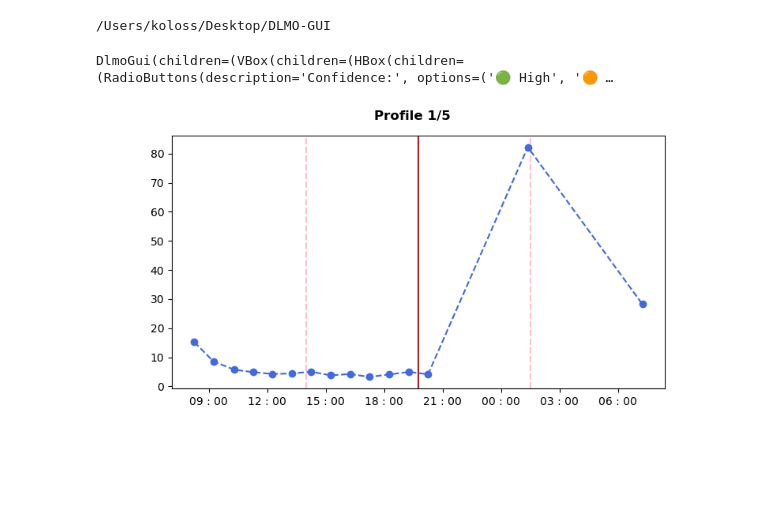
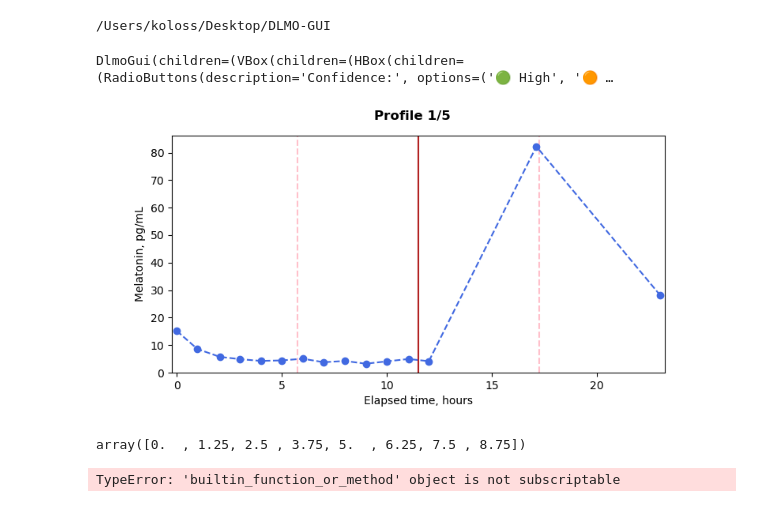
Before and after one commit to gkolosov/DLMO-GUI, a Jupyter notebook: notebooks/expert_DLMO_interface.ipynb, the cells around one changed output. Drawn from its saved outputs; the diff is of its cells as text; code cells hidden in the pictures; blank space fills up the shorter version.

```diff
--- a/notebooks/expert_DLMO_interface.ipynb
+++ b/notebooks/expert_DLMO_interface.ipynb
@@ -14,10 +14,10 @@ from IPython.core.display import display, HTML
 /Users/koloss/Desktop/DLMO-GUI
 # %%
 plt.close('all')
-DlmoGui()
+DlmoGui(show_dates=False)
 # %% [output]
 DlmoGui(children=(VBox(children=(HBox(children=(RadioButtons(description='Confidence:', options=('🟢 High', '🟠 …
-[figure, old version]
+[figure, new version]
 # %%
 import pickle
 
@@ -27,0 +32,8 @@ with open(PATH_SAVE, 'rb') as handle:
+# %%
+np.arange(0, 10, 1.25)
+# %% [output]
+array([0.  , 1.25, 2.5 , 3.75, 5.  , 6.25, 7.5 , 8.75])
+# %%
+np.arange(0, df.index[-1], 5/60) + np.array(df.index[-1]]
+# %% [output]
+TypeError: 'builtin_function_or_method' object is not subscriptable
```
Also changed, not shown: parts of 7 cells of this notebook, 2 other files.
